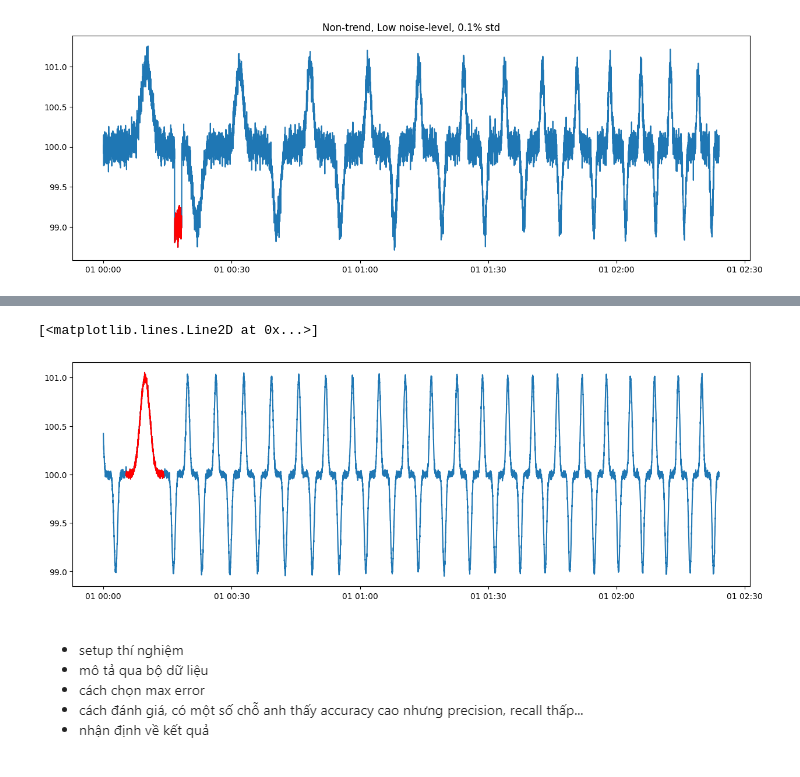
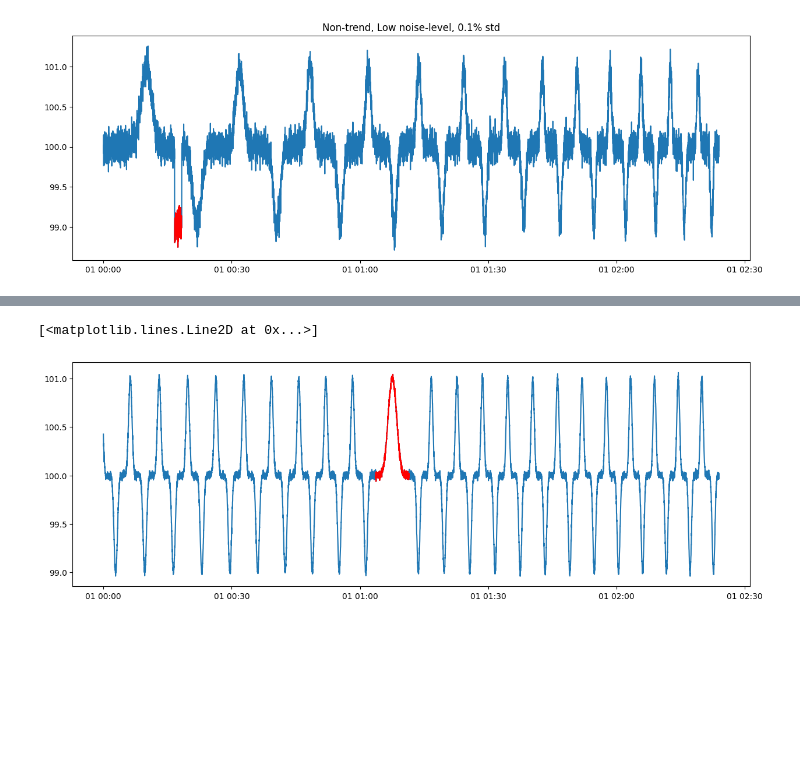
Before and after one commit to ritvien/A-Survey-Segmental-Algorithms, a Jupyter notebook: Prepare data.ipynb, the cells around one changed output, grey strips where cells are left out. Cells and saved outputs as stored; diff of their text form; code cells hidden in the pictures; blank space fills up the shorter version.

```diff
--- a/Prepare data.ipynb
+++ b/Prepare data.ipynb
@@ -283,34 +292,39 @@ ax.plot(network_traffic_df[start_noise_period:end_noise_period],c='r')
-# %%
-num_datapoints = 8640
-
-time_index = pd.date_range(start='2024-01-01', periods=num_datapoints, freq='s')
-
-mean_traffic = 100
-std_dev_traffic = 0.02
-
-start_noise_period = 320
-end_noise_period = 850
-noise_level = 101.020012
-
-x = np.arange(8640)/5184+10
-
-
-x_noise = np.arange(0,np.pi/5,step=0.0011855066617319974)
-noise = np.sin(5*x_noise)**6 +100
-noise = np.random.normal(loc=noise, scale=std_dev_traffic, size=530)
-
-
-traffic_data = np.random.normal(loc=mean_traffic, scale=std_dev_traffic, size=num_datapoints)
-traffic_data = traffic_data + np.sin(x**2.5)**7
-traffic_data[start_noise_period:end_noise_period] = noise
-
-network_traffic_df = pd.DataFrame( {'Traffic_Mbps': traffic_data},index=time_index)
-
-fig, ax = plt.subplots(1, 1, figsize=(15, 5))
-ax.plot(network_traffic_df)
-ax.plot(network_traffic_df[start_noise_period:end_noise_period],c='r')
-# %% [output]
-[<matplotlib.lines.Line2D at 0x...>]
-[figure, removed]
-# %% [markdown]
-![image.png](attachment:image.png)
+# %%
+num_datapoints = 8640
+
+time_index = pd.date_range(start='2024-01-01', periods=num_datapoints, freq='s')
+
+mean_traffic = 100
+std_dev_traffic = 0.02
+x = np.arange(8640)/5184+10
+traffic_data = np.random.normal(loc=mean_traffic, scale=std_dev_traffic, size=num_datapoints)
+traffic_data = traffic_data + np.sin(x**2.5)**7
+network_traffic_df = pd.DataFrame( {'Traffic_Mbps': traffic_data},index=time_index)
+
+
+
+time_range_1 = pd.to_datetime('2024-01-01 01:00:00')
+time_range_2 = pd.to_datetime('2024-01-01 01:06:00')
+time_range_3 = pd.to_datetime('2024-01-01 01:13:00')
+time_range_4 = pd.to_datetime('2024-01-01 01:15:00')
+
+start_noise_period = 3820
+end_noise_period = 4290
+noise_size = end_noise_period - start_noise_period
+noise_level = 99
+
+
+x_noise = np.arange(0,np.pi/5,step=(np.pi/5)/noise_size)
+
+noise = np.sin(5*x_noise)**6 +100
+noise = np.random.normal(loc=noise, scale=std_dev_traffic, size=noise_size)
+network_traffic_df = pd.DataFrame( {'Traffic_Mbps': traffic_data},index=time_index)
+network_traffic_df.loc[start_noise_period:end_noise_period,'Traffic_Mbps'] = noise
+
+
+fig, ax = plt.subplots(1, 1, figsize=(15, 5))
+ax.plot(network_traffic_df)
+ax.plot(network_traffic_df[start_noise_period:end_noise_period],c='r')
+# %% [output]
+[<matplotlib.lines.Line2D at 0x...>]
+[figure, added]
```
Also changed, not shown: parts of 13 cells of this notebook.
